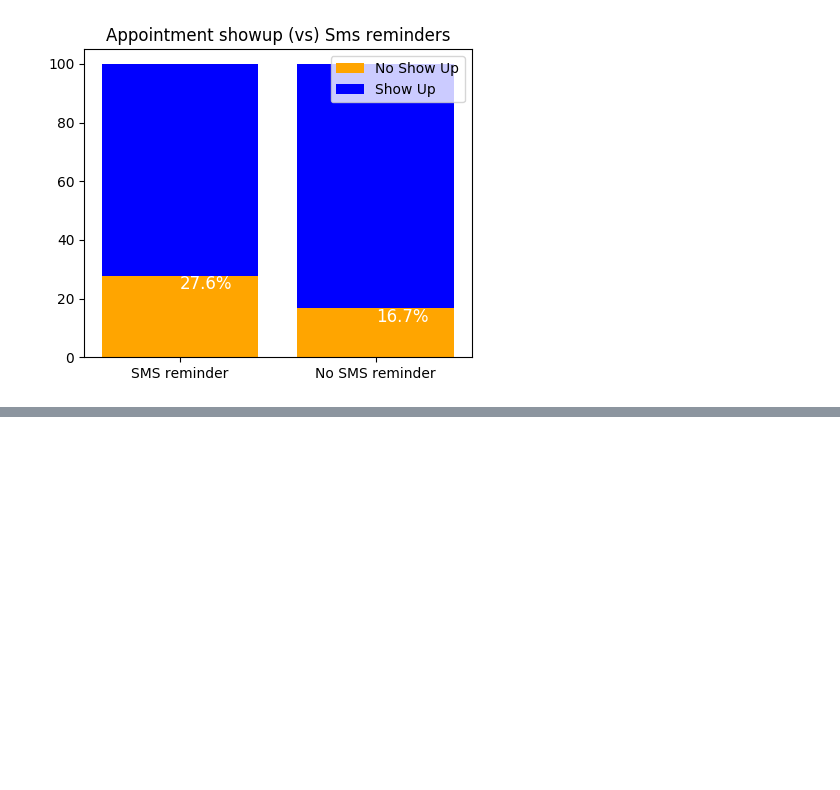
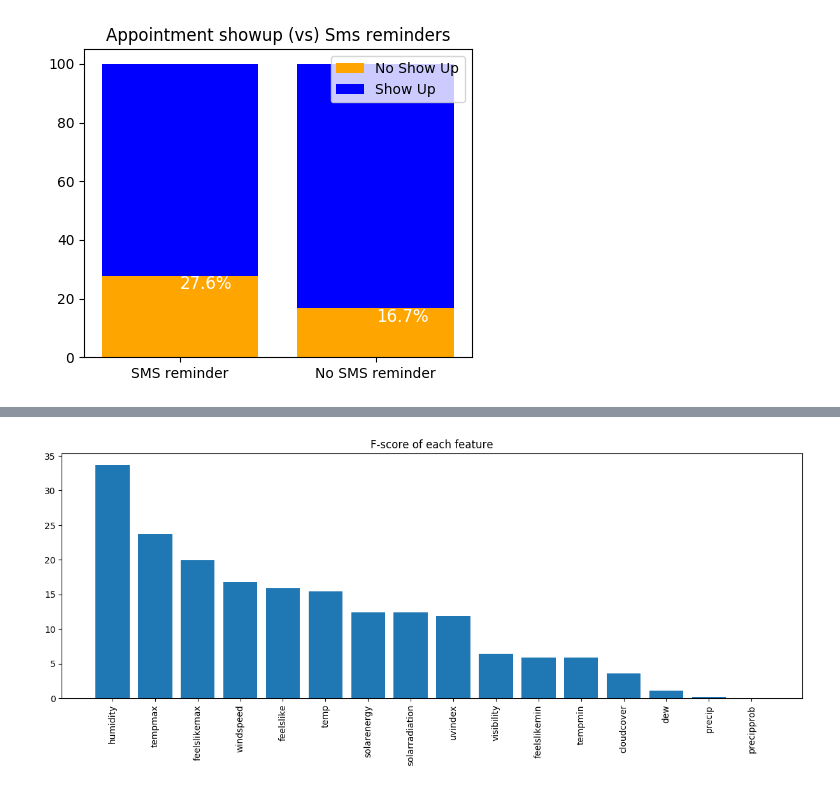
Before and after one commit to architkaila/Predicting-Patient-No-Shows, a Jupyter notebook: EDA.ipynb, the cells around one changed output, grey strips where cells are left out. Cells and saved outputs as stored; diff of their text form; code cells hidden in the pictures; blank space fills up the shorter version.

Commit message:
EDA for primary and secondary data complete

```diff
--- a/EDA.ipynb
+++ b/EDA.ipynb
@@ -80,7 +80,7 @@ warnings.filterwarnings("ignore")
 ## Read the dataset (primary)
 # %%
 ## Read the 1st datasource - csv
-df = pd.read_csv('raw_clinic_data.csv')
+df = pd.read_csv('./data/raw_clinic_data.csv')
 
 print(f'Dataframe Shape: {df.shape}')
 df.head()
@@ -700,0 +740,13 @@ Text(1, 12.1, '16.7%')
+# %%
+## Merge the primary and secondary data
+df = df.merge(df_weather, left_on=["appointmentday", "neighbourhood"], right_on=["datetime", "Neighbourhood"], how="left")
+
+## Drop repeated and not required columns
+df.drop(columns=["Neighbourhood", "scheduledday","appointmentday", "datetime"], inplace=True)
+
+## Removing some missing values (check problems)
+df.dropna(inplace=True)
+
+
+
+df.info()
@@ -700,0 +771,36 @@ Text(1, 12.1, '16.7%')
+# %%
+## Performaing univariate feature selection to select important weather features
+
+from sklearn.feature_selection import SelectKBest
+from sklearn.feature_selection import f_classif
+
+X_train = df.drop(columns=['gender', 'age', 'neighbourhood', 'scholarship',
+       'hypertension', 'diabetes', 'alcoholism', 'handicap', 'sms_received',
+       'showed', 'days_between_appointment_and_scheduled_day', 'age_group',
+       'appointment_day_of_week'])
+y_train = df["showed"]
+
+# Evaluate weather features using ANOVA (score_func = f_classif)
+ftest = SelectKBest(score_func=f_classif, k='all')
+ftest.fit(X_train,y_train)
+f_scores = pd.DataFrame(ftest.scores_)
+dfcolumns = pd.DataFrame(X_train.columns)
+f_scores = pd.concat([dfcolumns,f_scores],axis=1)
+f_scores.columns = ['Feature','F-Score']
+f_scores = f_scores.sort_values(by='F-Score',ascending=False)
+
+# Plot scores
+plt.figure(figsize=(15,5))
+plt.bar(x=f_scores['Feature'],height=f_scores['F-Score'])
+plt.xticks(rotation=90)
+plt.title('F-score of each feature')
+plt.show()
+
+## Removing features which are not significant
+df.drop(columns=['tempmin', 'feelslikemin', 'dew', 'precip', 'precipprob',
+                     'cloudcover', 'visibility'], inplace=True)
+
+## Observations
+# Humidity, temperature, feels like, windspeed, solar radiation seem to be usefull features for modeling appintment no shows
+# %% [output]
+[figure, added]
```
Also changed, not shown: parts of 10 cells of this notebook, 6 other files.
